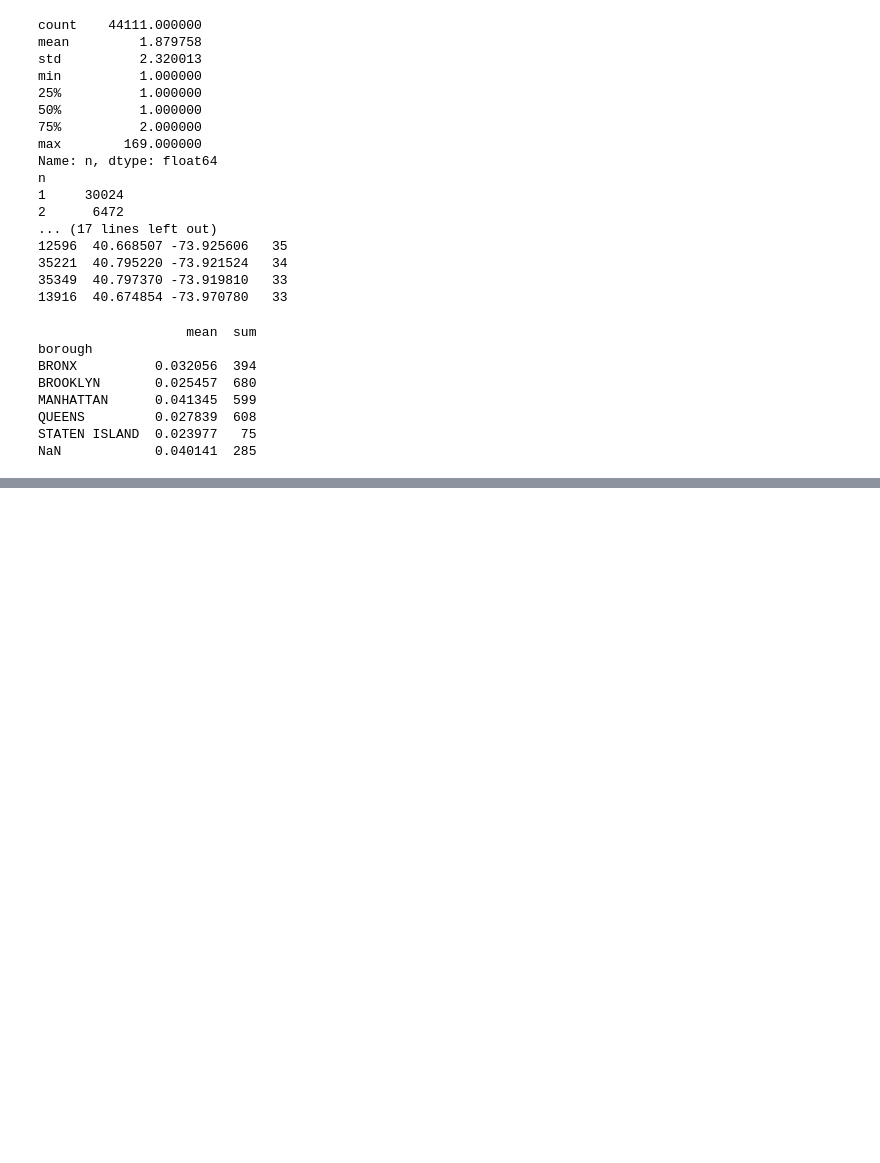
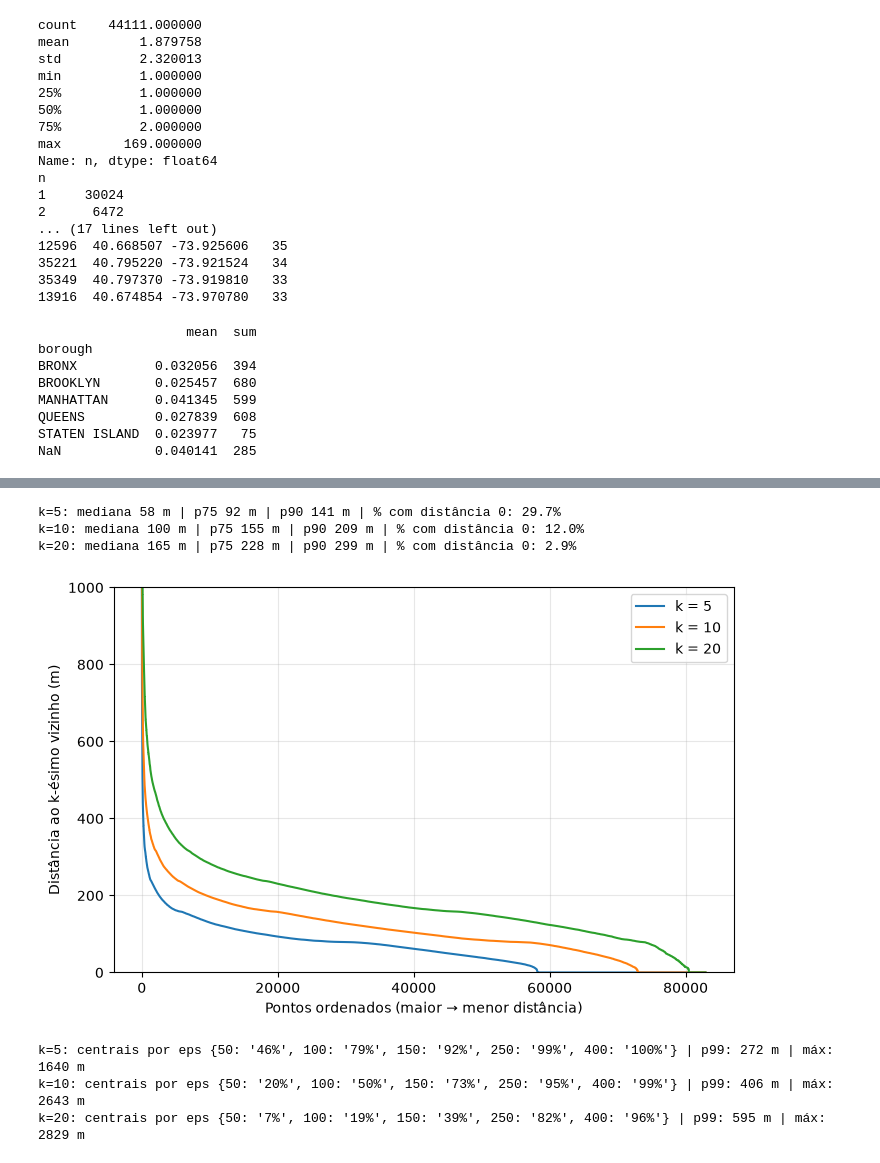
Before and after one commit to GuilhermeLuizRibeiro/dbscan-acidentes, a Jupyter notebook: notebooks/dbscan-acidentes.ipynb, the cells around one changed output, grey strips where cells are left out. Drawn from its saved outputs; the diff is of its cells as text; code cells hidden in the pictures; blank space fills up the shorter version.

```diff
--- a/notebooks/dbscan-acidentes.ipynb
+++ b/notebooks/dbscan-acidentes.ipynb
@@ -163,0 +229,41 @@ NaN            0.040141  285
+# %%
+from sklearn.neighbors import NearestNeighbors
+import matplotlib.pyplot as plt
+
+X = np.radians(df_limpo[["latitude", "longitude"]].to_numpy())
+R = 6_371_000
+
+fig, ax = plt.subplots(figsize=(8, 5))
+for k in [5, 10, 20]:
+    nn = NearestNeighbors(n_neighbors=k, metric="haversine", algorithm="ball_tree").fit(X)
+    dist, _ = nn.kneighbors(X)
+    kdist = np.sort(dist[:, -1] * R)[::-1]
+    ax.plot(kdist, label=f"k = {k}")
+    print(f"k={k}: mediana {np.median(kdist):.0f} m | "
+          f"p75 {np.percentile(kdist, 75):.0f} m | p90 {np.percentile(kdist, 90):.0f} m | "
+          f"% com distância 0: {(kdist == 0).mean():.1%}")
+
+ax.set_ylim(0, 1000)
+ax.set_xlabel("Pontos ordenados (maior → menor distância)")
+ax.set_ylabel("Distância ao k-ésimo vizinho (m)")
+ax.legend(); ax.grid(alpha=0.3)
+fig.savefig("../resultados/figuras/kdistancia.png", dpi=150, bbox_inches="tight")
+# %% [output]
+k=5: mediana 58 m | p75 92 m | p90 141 m | % com distância 0: 29.7%
+k=10: mediana 100 m | p75 155 m | p90 209 m | % com distância 0: 12.0%
+k=20: mediana 165 m | p75 228 m | p90 299 m | % com distância 0: 2.9%
+[figure, added]
+# %%
+kdists = {}
+for k in [5, 10, 20]:
+    nn = NearestNeighbors(n_neighbors=k, metric="haversine", algorithm="ball_tree").fit(X)
+    dist, _ = nn.kneighbors(X)
+    kdists[k] = dist[:, -1] * R
+
+for k, d in kdists.items():
+    frac = {e: f"{(d <= e).mean():.0%}" for e in [50, 100, 150, 250, 400]}
+    print(f"k={k}: centrais por eps {frac} | p99: {np.percentile(d, 99):.0f} m | máx: {d.max():.0f} m")
+# %% [output]
+k=5: centrais por eps {50: '46%', 100: '79%', 150: '92%', 250: '99%', 400: '100%'} | p99: 272 m | máx: 1640 m
+k=10: centrais por eps {50: '20%', 100: '50%', 150: '73%', 250: '95%', 400: '99%'} | p99: 406 m | máx: 2643 m
+k=20: centrais por eps {50: '7%', 100: '19%', 150: '39%', 250: '82%', 400: '96%'} | p99: 595 m | máx: 2829 m
```
Also changed, not shown: parts of 9 cells of this notebook, 4 other files.
